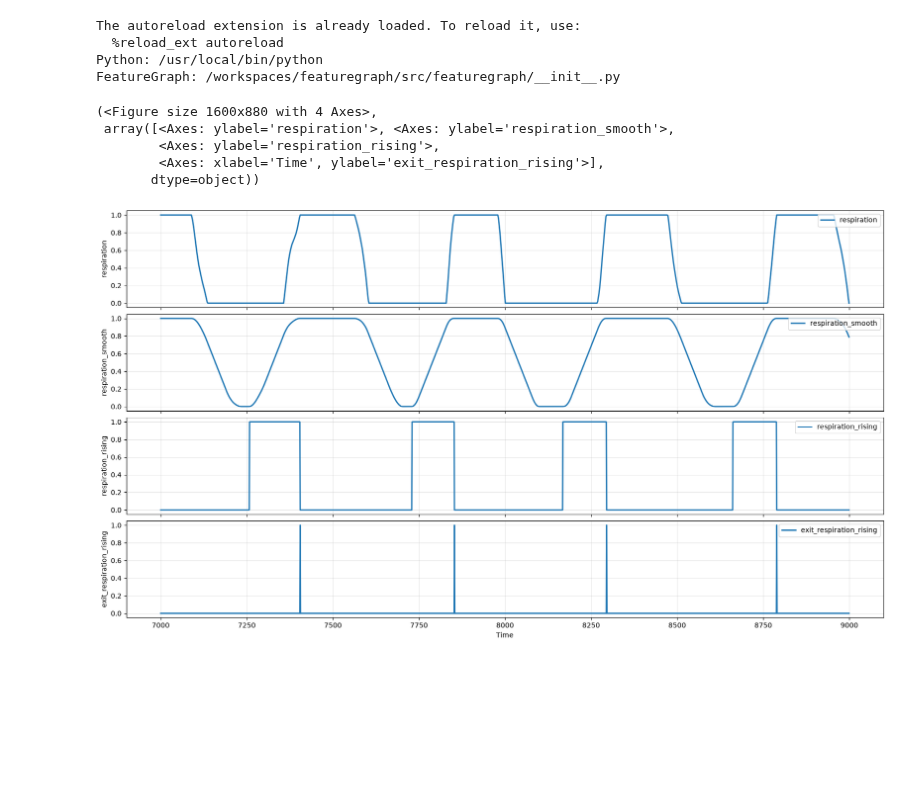
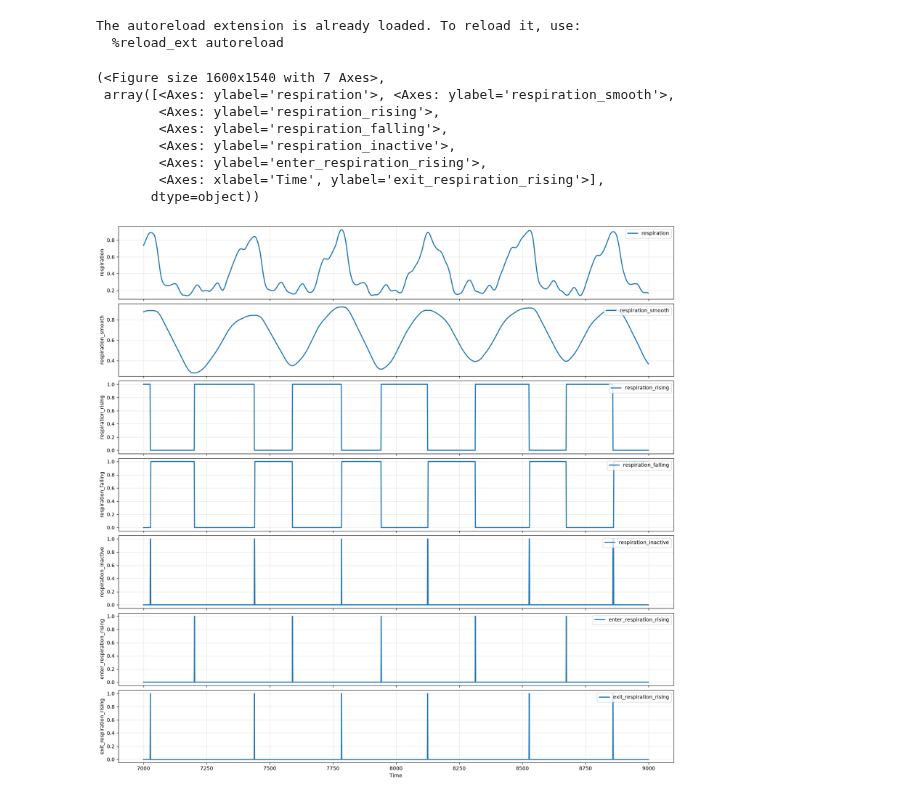
Before and after one commit to featuregraph/featuregraph, a Jupyter notebook: notebooks/transition_wave.ipynb, the cells around one changed output. Saved outputs shown, nothing was run; the diff lists cells and outputs as text; code cells hidden in the pictures; blank space fills up the shorter version.

```diff
--- a/notebooks/transition_wave.ipynb
+++ b/notebooks/transition_wave.ipynb
@@ -2,18 +2,7 @@
 %load_ext autoreload
 %autoreload 2
 
-import sys
 import featuregraph as fg
-from featuregraph.behaviors.transition import Transition
-
-from featuregraph.operators.states import (
-    rising_state
-)
-
-print("Python:", sys.executable)
-print("FeatureGraph:", fg.__file__)
 # %% [output]
 The autoreload extension is already loaded. To reload it, use:
   %reload_ext autoreload
-Python: /usr/local/bin/python
-FeatureGraph: /workspaces/featuregraph/src/featuregraph/__init__.py
@@ -22,45 +9,32 @@ FeatureGraph: /workspaces/featuregraph/src/featuregraph/__init__.py
 # %%
-diff_lag = 10
-eps = 0.01
+smooth_window = 125
 
-bidmc = fg.datasets.bidmc(subject=35)
+df = fg.datasets.bidmc(subject=1)
 
-bidmc['respiration_smooth'] = bidmc['respiration'].rolling(50).mean()
-
-bidmc_transition = Transition(
-    bidmc,
-    signal="respiration_smooth",
-    direction='rising',
-    op=rising_state,
-    group="subject",
-    diff_lag=diff_lag,
-    eps=eps,
-)
-
-df = bidmc_transition.df
-df['respiration_smooth'] = df['respiration'].rolling(100).max().rolling(100).mean().shift(-100)
+df['respiration_smooth'] = df['respiration'].rolling(smooth_window).max().rolling(smooth_window).mean().shift(-smooth_window)
 df['respiration_rising'] = df['respiration_smooth'].diff() > 0
 df['respiration_falling'] = df['respiration_smooth'].diff() < 0
+df['respiration_inactive'] = df['respiration_smooth'].diff() == 0
+
+df['enter_respiration_rising'] = df['respiration_rising'].astype(int).diff() == 1
 df['exit_respiration_rising'] = df['respiration_rising'].astype(int).diff() == -1
-# df['respiration_sustained_rise'] = df['respiration_rising'].astype(int).diff() == 1
-# df['rate_of_change'] = df['respiration'].diff()
-# df['max_rate_of_change'] = df.groupby('respiration_id').transform('max')['rate_of_change']
-# df['mean_rate_of_change'] = df.groupby('respiration_id').transform('mean')['rate_of_change']
 # %%
 fg.plot(df[7000:9000], [['respiration'],
                               ['respiration_smooth'],
-                            #   ['respiration_sustained_rise'],
                               ['respiration_rising'],
+                              ['respiration_falling'],
+                              ['respiration_inactive'],
+                              ['enter_respiration_rising'],
                               ['exit_respiration_rising'],
-                            #   ['respiration_id'],
-                            #   ['max_rate_of_change'],
-                            #   ['mean_rate_of_change']
                              ]
 )
 # %% [output]
-(<Figure size 1600x880 with 4 Axes>,
+(<Figure size 1600x1540 with 7 Axes>,
  array([<Axes: ylabel='respiration'>, <Axes: ylabel='respiration_smooth'>,
         <Axes: ylabel='respiration_rising'>,
+        <Axes: ylabel='respiration_falling'>,
+        <Axes: ylabel='respiration_inactive'>,
+        <Axes: ylabel='enter_respiration_rising'>,
         <Axes: xlabel='Time', ylabel='exit_respiration_rising'>],
        dtype=object))
-[figure, old version]
+[figure, new version]
```
Also changed, not shown: parts of 3 cells of this notebook, 1 other file.
